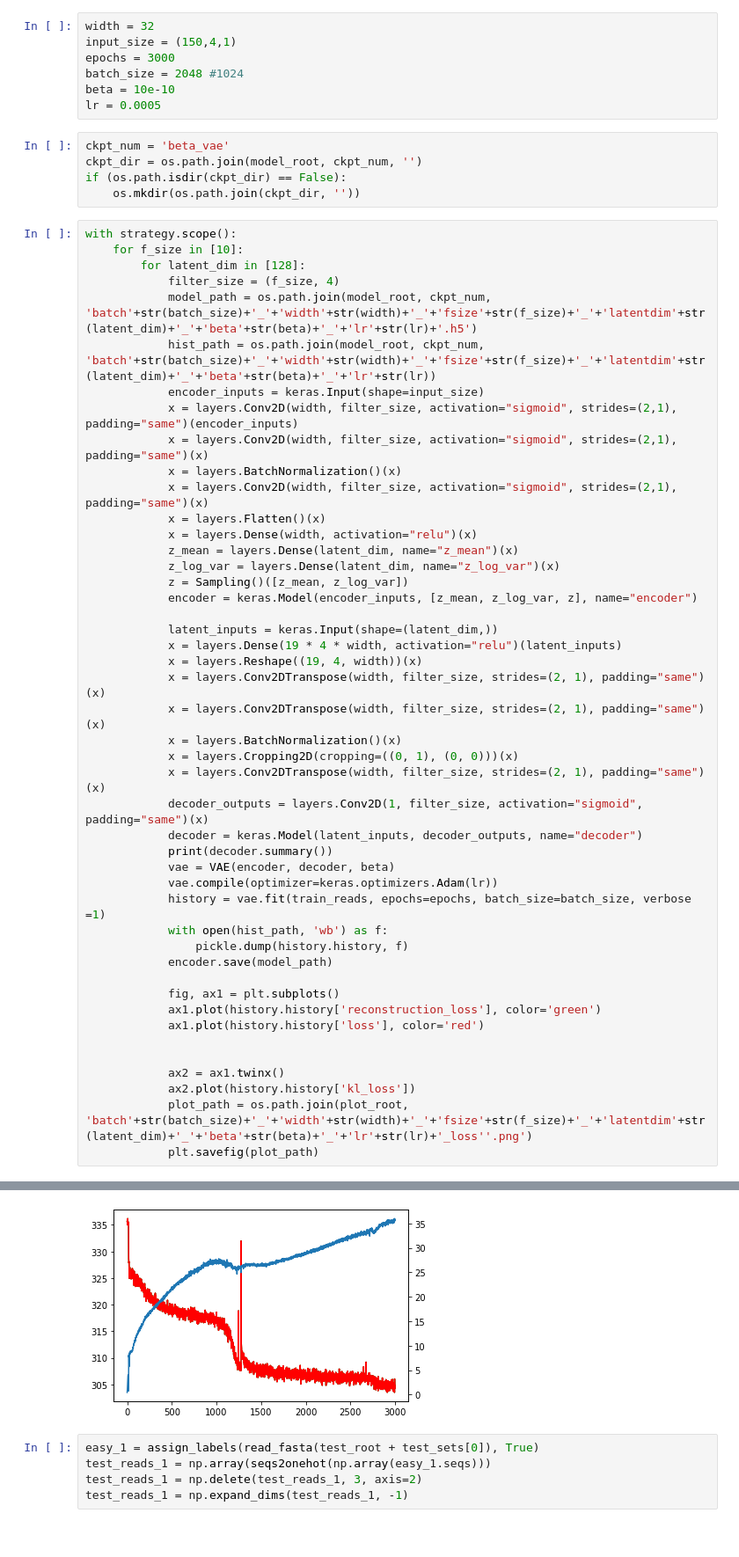
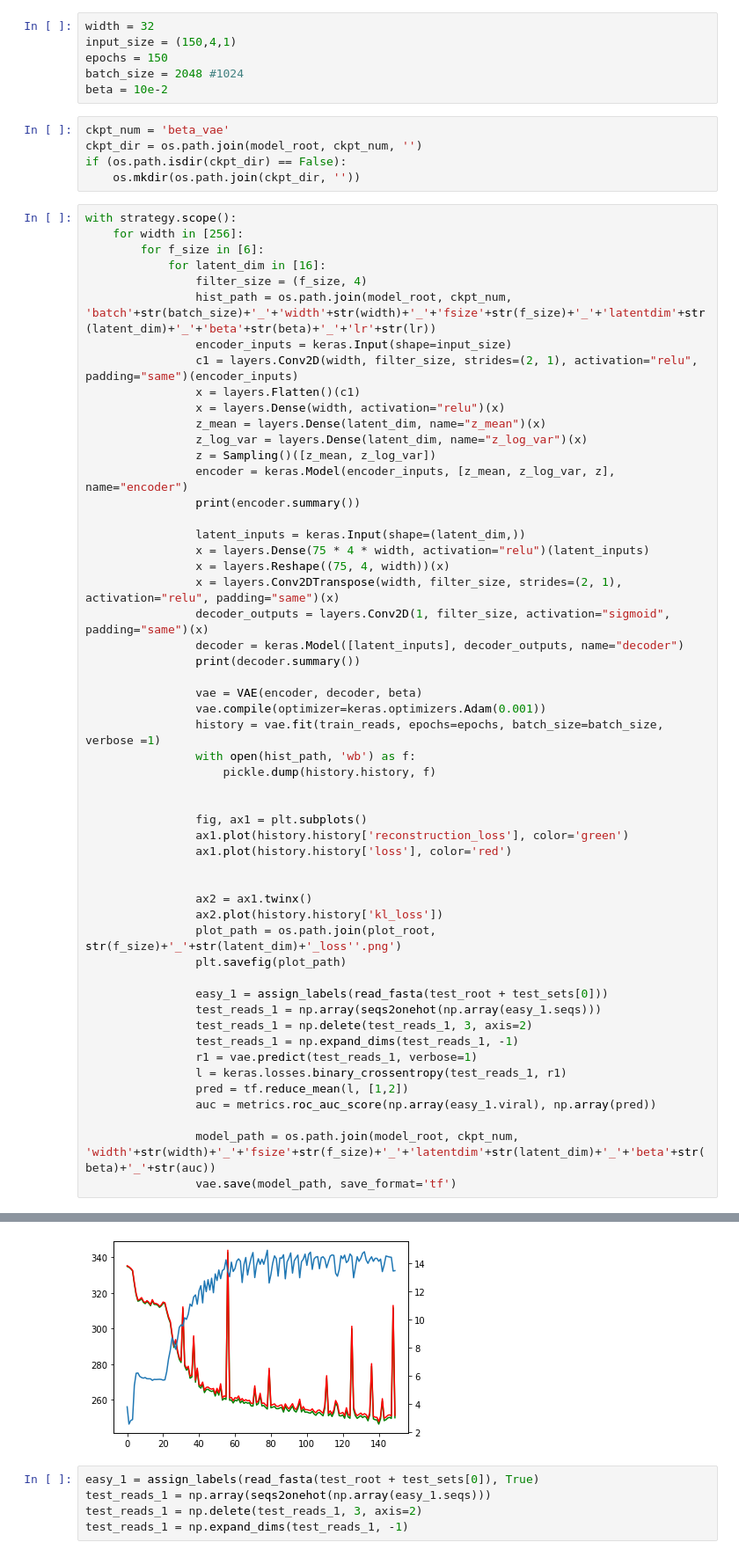
Before and after one commit to UCRajkumar/viral, a Jupyter notebook: beta_vae_ELBOW.ipynb, the cells around one changed output, grey strips where cells are left out. Shown at 88% size. Saved outputs shown, nothing was run; the diff lists cells and outputs as text.

```diff
--- a/beta_vae_ELBOW.ipynb
+++ b/beta_vae_ELBOW.ipynb
@@ -91,10 +92,9 @@ INFO:tensorflow:Using MirroredStrategy with devices ('/job:localhost/replica:0/t
 # %%
 width = 32
 input_size = (150,4,1)
-epochs = 3000
+epochs = 150
 batch_size = 2048 #1024
-beta = 10e-10
-lr = 0.0005
+beta = 10e-2
 # %%
 ckpt_num = 'beta_vae'
 ckpt_dir = os.path.join(model_root, ckpt_num, '')
@@ -102,48 +102,55 @@ if (os.path.isdir(ckpt_dir) == False):
     os.mkdir(os.path.join(ckpt_dir, ''))
 # %%
 with strategy.scope():
-    for f_size in [10]:
-        for latent_dim in [128]:
-            filter_size = (f_size, 4)
-            model_path = os.path.join(model_root, ckpt_num, 'batch'+str(batch_size)+'_'+'width'+str(width)+'_'+'fsize'+str(f_size)+'_'+'latentdim'+str(latent_dim)+'_'+'beta'+str(beta)+'_'+'lr'+str(lr)+'.h5')
-            hist_path = os.path.join(model_root, ckpt_num, 'batch'+str(batch_size)+'_'+'width'+str(width)+'_'+'fsize'+str(f_size)+'_'+'latentdim'+str(latent_dim)+'_'+'beta'+str(beta)+'_'+'lr'+str(lr))
-            encoder_inputs = keras.Input(shape=input_size)
-            x = layers.Conv2D(width, filter_size, activation="sigmoid", strides=(2,1), padding="same")(encoder_inputs)
-            x = layers.Conv2D(width, filter_size, activation="sigmoid", strides=(2,1), padding="same")(x)
-            x = layers.BatchNormalization()(x)
-            x = layers.Conv2D(width, filter_size, activation="sigmoid", strides=(2,1), padding="same")(x)
-            x = layers.Flatten()(x)
-            x = layers.Dense(width, activation="relu")(x)
-            z_mean = layers.Dense(latent_dim, name="z_mean")(x)
-            z_log_var = layers.Dense(latent_dim, name="z_log_var")(x)
-            z = Sampling()([z_mean, z_log_var])
-            encoder = keras.Model(encoder_inputs, [z_mean, z_log_var, z], name="encoder")
+    for width in [256]:
+        for f_size in [6]:
+            for latent_dim in [16]:
+                filter_size = (f_size, 4)
+                hist_path = os.path.join(model_root, ckpt_num, 'batch'+str(batch_size)+'_'+'width'+str(width)+'_'+'fsize'+str(f_size)+'_'+'latentdim'+str(latent_dim)+'_'+'beta'+str(beta)+'_'+'lr'+str(lr))
+                encoder_inputs = keras.Input(shape=input_size)
+                c1 = layers.Conv2D(width, filter_size, strides=(2, 1), activation="relu", padding="same")(encoder_inputs)
+                x = layers.Flatten()(c1)
+                x = layers.Dense(width, activation="relu")(x)
+                z_mean = layers.Dense(latent_dim, name="z_mean")(x)
+                z_log_var = layers.Dense(latent_dim, name="z_log_var")(x)
+                z = Sampling()([z_mean, z_log_var])
+                encoder = keras.Model(encoder_inputs, [z_mean, z_log_var, z], name="encoder")
+                print(encoder.summary())
 
-            latent_inputs = keras.Input(shape=(latent_dim,))
-            x = layers.Dense(19 * 4 * width, activation="relu")(latent_inputs)
-            x = layers.Reshape((19, 4, width))(x)
-            x = layers.Conv2DTranspose(width, filter_size, strides=(2, 1), padding="same")(x)
-            x = layers.Conv2DTranspose(width, filter_size, strides=(2, 1), padding="same")(x)
-            x = layers.BatchNormalization()(x)
-            x = layers.Cropping2D(cropping=((0, 1), (0, 0)))(x)
-            x = layers.Conv2DTranspose(width, filter_size, strides=(2, 1), padding="same")(x)
-            decoder_outputs = layers.Conv2D(1, filter_size, activation="sigmoid", padding="same")(x)
-            decoder = keras.Model(latent_inputs, decoder_outputs, name="decoder")
-            print(decoder.summary())
-            vae = VAE(encoder, decoder, beta)
-            vae.compile(optimizer=keras.optimizers.Adam(lr))
-            history = vae.fit(train_reads, epochs=epochs, batch_size=batch_size, verbose =1)
-            with open(hist_path, 'wb') as f:
-                pickle.dump(history.history, f)
-            encoder.save(model_path)
+                latent_inputs = keras.Input(shape=(latent_dim,))
+                x = layers.Dense(75 * 4 * width, activation="relu")(latent_inputs)
+                x = layers.Reshape((75, 4, width))(x)
+                x = layers.Conv2DTranspose(width, filter_size, strides=(2, 1), activation="relu", padding="same")(x)
+                decoder_outputs = layers.Conv2D(1, filter_size, activation="sigmoid", padding="same")(x)
+                decoder = keras.Model([latent_inputs], decoder_outputs, name="decoder")
+                print(decoder.summary())
 
-            fig, ax1 = plt.subplots()
-            ax1.plot(history.history['reconstruction_loss'], color='green')
-            ax1.plot(history.history['loss'], color='red')
+                vae = VAE(encoder, decoder, beta)
+                vae.compile(optimizer=keras.optimizers.Adam(0.001))
+                history = vae.fit(train_reads, epochs=epochs, batch_size=batch_size, verbose =1)
+                with open(hist_path, 'wb') as f:
+                    pickle.dump(history.history, f)
 
 
-            ax2 = ax1.twinx()
-            ax2.plot(history.history['kl_loss'])
-            plot_path = os.path.join(plot_root, 'batch'+str(batch_size)+'_'+'width'+str(width)+'_'+'fsize'+str(f_size)+'_'+'latentdim'+str(latent_dim)+'_'+'beta'+str(beta)+'_'+'lr'+str(lr)+'_loss''.png')
-            plt.savefig(plot_path)
+                fig, ax1 = plt.subplots()
+                ax1.plot(history.history['reconstruction_loss'], color='green')
+                ax1.plot(history.history['loss'], color='red')
+
+
+                ax2 = ax1.twinx()
+                ax2.plot(history.history['kl_loss'])
+                plot_path = os.path.join(plot_root, str(f_size)+'_'+str(latent_dim)+'_loss''.png')
+                plt.savefig(plot_path)
+
+                easy_1 = assign_labels(read_fasta(test_root + test_sets[0]))
+                test_reads_1 = np.array(seqs2onehot(np.array(easy_1.seqs)))
+                test_reads_1 = np.delete(test_reads_1, 3, axis=2)
+                test_reads_1 = np.expand_dims(test_reads_1, -1)
+                r1 = vae.predict(test_reads_1, verbose=1)
+                l = keras.losses.binary_crossentropy(test_reads_1, r1)
+                pred = tf.reduce_mean(l, [1,2])
+                auc = metrics.roc_auc_score(np.array(easy_1.viral), np.array(pred))
+
+                model_path = os.path.join(model_root, ckpt_num, 'width'+str(width)+'_'+'fsize'+str(f_size)+'_'+'latentdim'+str(latent_dim)+'_'+'beta'+str(beta)+'_'+str(auc))
+                vae.save(model_path, save_format='tf')
 # %% [output]
@@ -167,4 +174,4 @@ Epoch 2895/3000
-[figure, old version]
+[figure, new version]
 # %%
 easy_1 = assign_labels(read_fasta(test_root + test_sets[0]), True)
 test_reads_1 = np.array(seqs2onehot(np.array(easy_1.seqs)))
```
Also changed, not shown: parts of 22 cells of this notebook, 2 other files.
